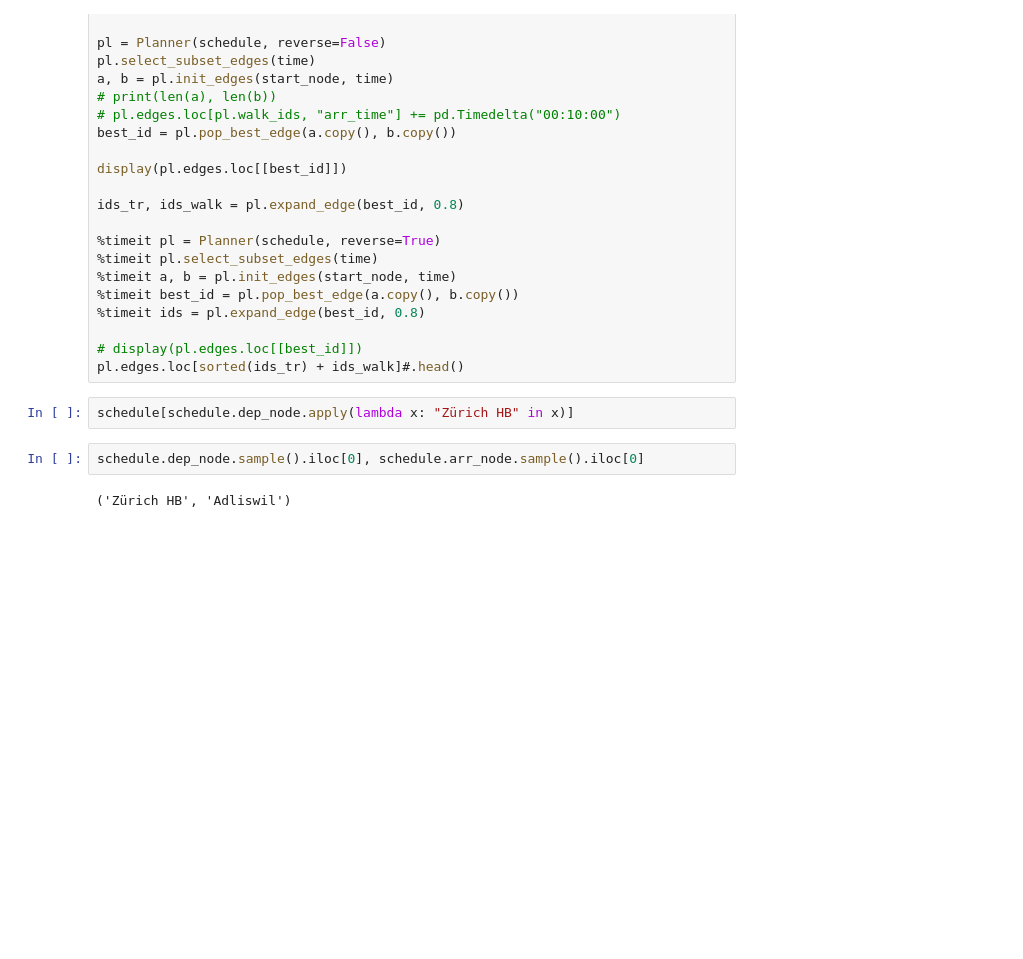
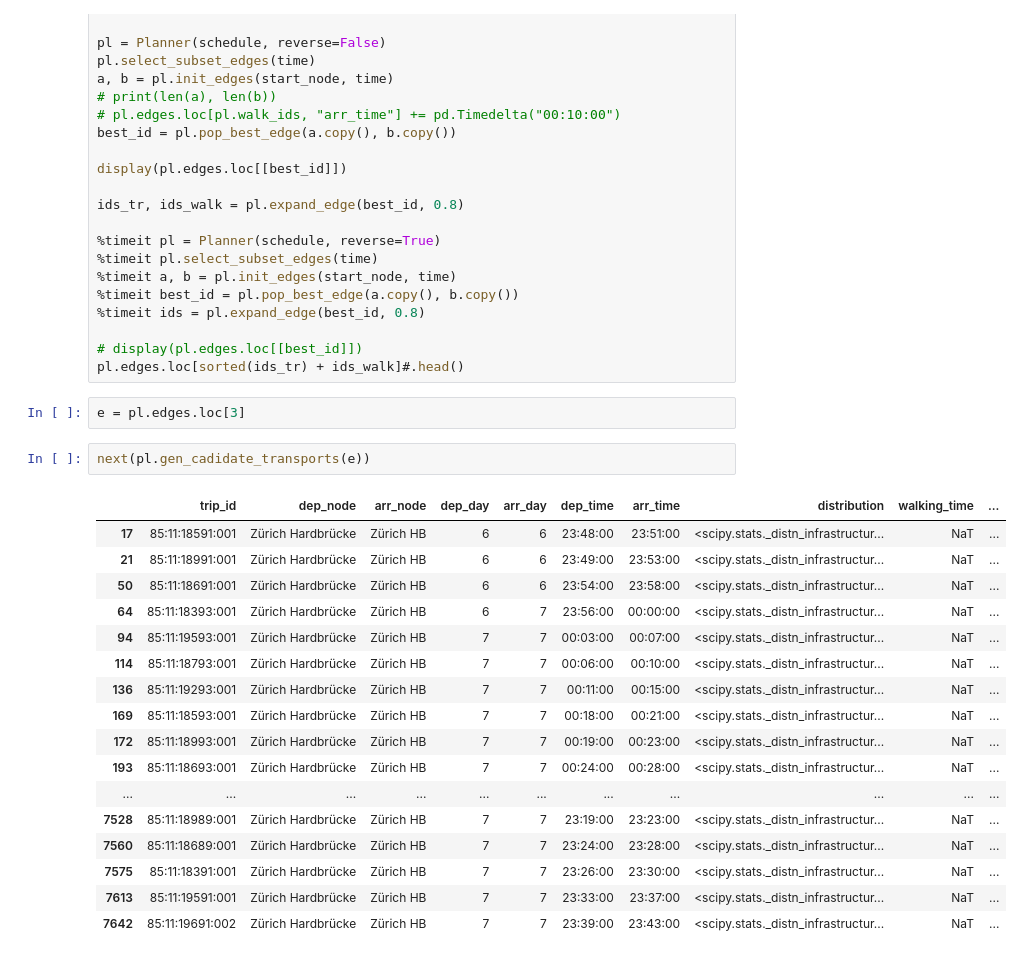
Before and after one commit to marcozov/journey_planning, a Jupyter notebook: final_project_nic.ipynb, the cells around one changed output. Saved outputs shown, nothing was run; the diff lists cells and outputs as text; blank space fills up the shorter version.

```diff
--- a/final_project_nic.ipynb
+++ b/final_project_nic.ipynb
@@ -631,9 +631,25 @@ ids_tr, ids_walk = pl.expand_edge(best_id, 0.8)
 
 # display(pl.edges.loc[[best_id]])
 pl.edges.loc[sorted(ids_tr) + ids_walk]#.head()
-# %%
-schedule[schedule.dep_node.apply(lambda x: "Zürich HB" in x)]
-# %%
-schedule.dep_node.sample().iloc[0], schedule.arr_node.sample().iloc[0]
-# %% [output]
-('Zürich HB', 'Adliswil')
+# %%
+e = pl.edges.loc[3]
+# %%
+next(pl.gen_cadidate_transports(e))
+# %% [output]
+|  | trip_id | dep_node | arr_node | dep_day | arr_day | dep_time | arr_time | distribution | walking_time | ... |
+| 17 | 85:11:18591:001 | Zürich Hardbrücke | Zürich HB | 6 | 6 | 23:48:00 | 23:51:00 | <scipy.stats._distn_infrastructur... | NaT | ... |
+| 21 | 85:11:18991:001 | Zürich Hardbrücke | Zürich HB | 6 | 6 | 23:49:00 | 23:53:00 | <scipy.stats._distn_infrastructur... | NaT | ... |
+| 50 | 85:11:18691:001 | Zürich Hardbrücke | Zürich HB | 6 | 6 | 23:54:00 | 23:58:00 | <scipy.stats._distn_infrastructur... | NaT | ... |
+| 64 | 85:11:18393:001 | Zürich Hardbrücke | Zürich HB | 6 | 7 | 23:56:00 | 00:00:00 | <scipy.stats._distn_infrastructur... | NaT | ... |
+| 94 | 85:11:19593:001 | Zürich Hardbrücke | Zürich HB | 7 | 7 | 00:03:00 | 00:07:00 | <scipy.stats._distn_infrastructur... | NaT | ... |
+| 114 | 85:11:18793:001 | Zürich Hardbrücke | Zürich HB | 7 | 7 | 00:06:00 | 00:10:00 | <scipy.stats._distn_infrastructur... | NaT | ... |
+| 136 | 85:11:19293:001 | Zürich Hardbrücke | Zürich HB | 7 | 7 | 00:11:00 | 00:15:00 | <scipy.stats._distn_infrastructur... | NaT | ... |
+| 169 | 85:11:18593:001 | Zürich Hardbrücke | Zürich HB | 7 | 7 | 00:18:00 | 00:21:00 | <scipy.stats._distn_infrastructur... | NaT | ... |
+| 172 | 85:11:18993:001 | Zürich Hardbrücke | Zürich HB | 7 | 7 | 00:19:00 | 00:23:00 | <scipy.stats._distn_infrastructur... | NaT | ... |
+| 193 | 85:11:18693:001 | Zürich Hardbrücke | Zürich HB | 7 | 7 | 00:24:00 | 00:28:00 | <scipy.stats._distn_infrastructur... | NaT | ... |
+| ... | ... | ... | ... | ... | ... | ... | ... | ... | ... | ... |
+| 7528 | 85:11:18989:001 | Zürich Hardbrücke | Zürich HB | 7 | 7 | 23:19:00 | 23:23:00 | <scipy.stats._distn_infrastructur... | NaT | ... |
+| 7560 | 85:11:18689:001 | Zürich Hardbrücke | Zürich HB | 7 | 7 | 23:24:00 | 23:28:00 | <scipy.stats._distn_infrastructur... | NaT | ... |
+| 7575 | 85:11:18391:001 | Zürich Hardbrücke | Zürich HB | 7 | 7 | 23:26:00 | 23:30:00 | <scipy.stats._distn_infrastructur... | NaT | ... |
+| 7613 | 85:11:19591:001 | Zürich Hardbrücke | Zürich HB | 7 | 7 | 23:33:00 | 23:37:00 | <scipy.stats._distn_infrastructur... | NaT | ... |
+| 7642 | 85:11:19691:002 | Zürich Hardbrücke | Zürich HB | 7 | 7 | 23:39:00 | 23:43:00 | <scipy.stats._distn_infrastructur... | NaT | ... |
```
Also changed, not shown: parts of 7 cells of this notebook, 1 other file.
